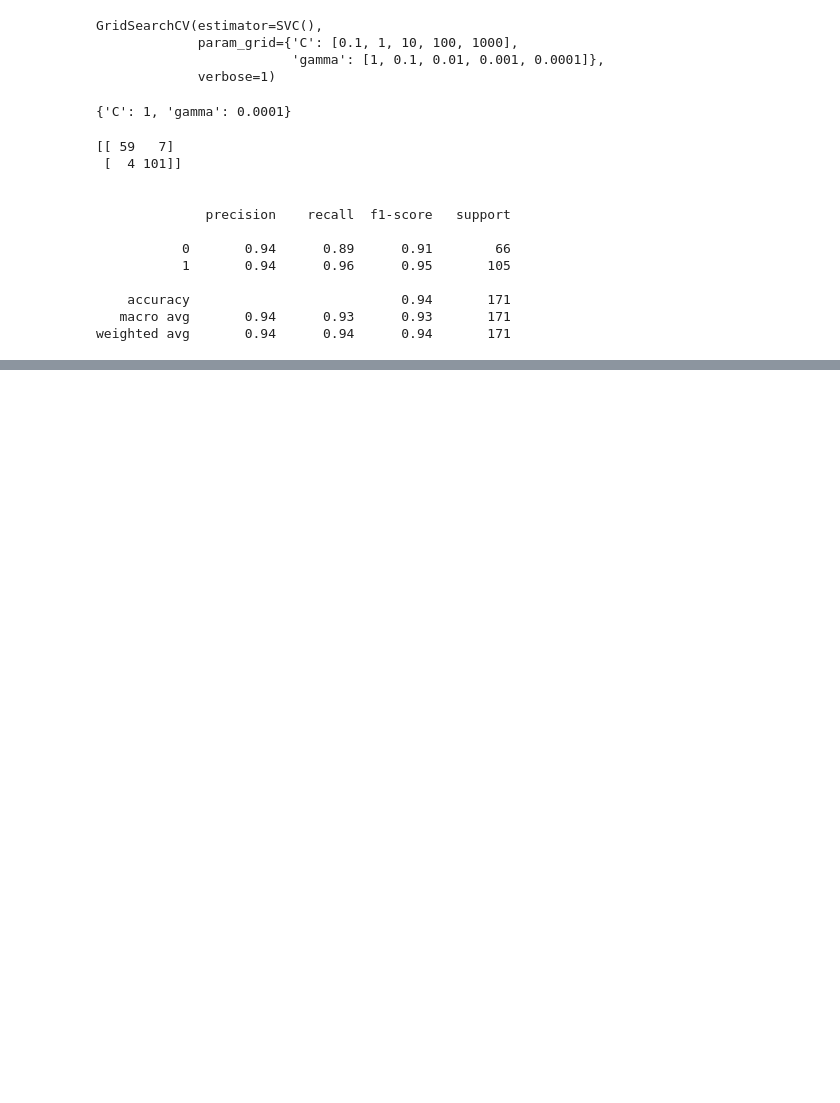
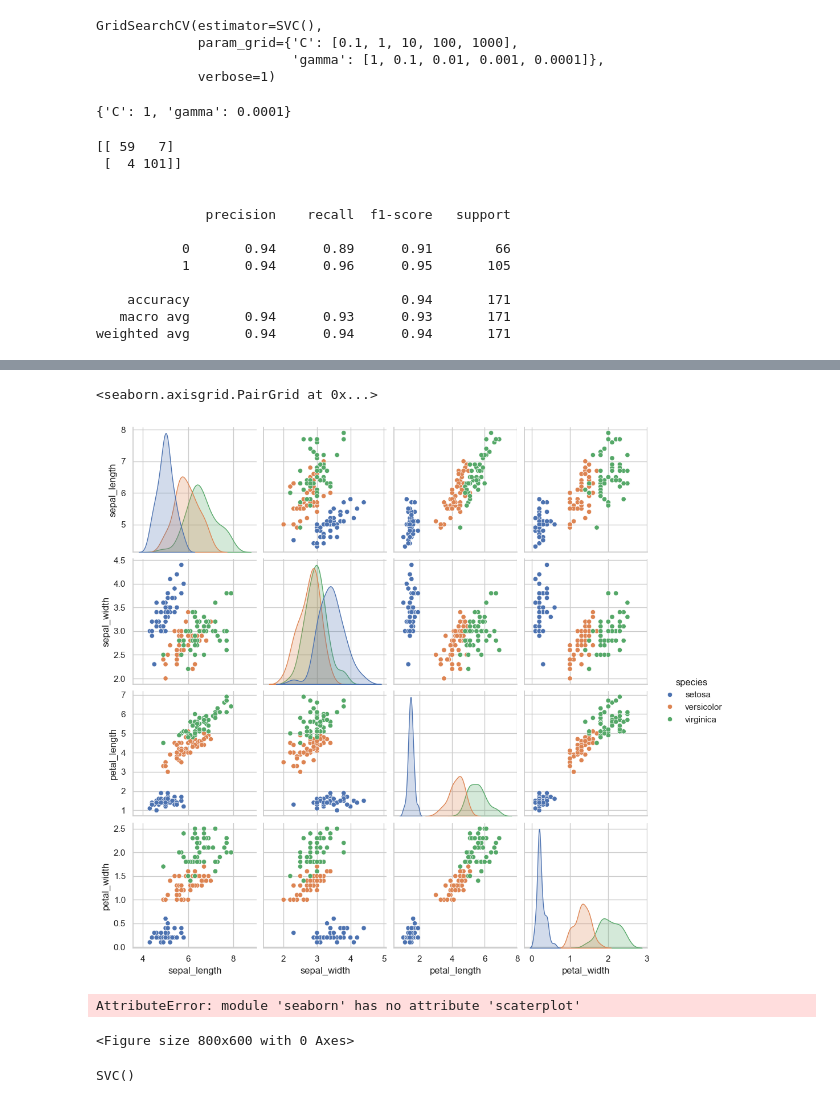
Before and after one commit to Malinda1/machine-learning_course_01, a Jupyter notebook: support_vector_machine/SVM.ipynb, the cells around one changed output, grey strips where cells are left out. Saved outputs shown, nothing was run; the diff lists cells and outputs as text; code cells hidden in the pictures; blank space fills up the shorter version.

```diff
--- a/support_vector_machine/SVM.ipynb
+++ b/support_vector_machine/SVM.ipynb
@@ -151,0 +154,2 @@ weighted avg       0.94      0.94      0.94       171
+# %%
+iris_01 = sns.load_dataset('iris')
@@ -151,0 +192,27 @@ weighted avg       0.94      0.94      0.94       171
+# %%
+sns.pairplot(iris_01, hue= 'species')
+# %% [output]
+<seaborn.axisgrid.PairGrid at 0x...>
+[figure, added]
+# %%
+# Load the Iris dataset
+from sklearn.datasets import load_iris
+
+iris = load_iris()
+iris = pd.DataFrame(iris.data, columns=iris.feature_names)
+
+# Create the plot
+sns.set(style="whitegrid")
+plt.figure(figsize=(8, 6))
+sns.scaterplot(x='sepal width (cm)', y='sepal length (cm)', data=iris, marker='o')
+
+# Add labels and title
+plt.xlabel('Sepal Width (cm)')
+plt.ylabel('Sepal Length (cm)')
+plt.title('Plot of Sepal Length vs Sepal Width')
+
+# Show the plot
+plt.show()
+# %% [output]
+AttributeError: module 'seaborn' has no attribute 'scaterplot'
+<Figure size 800x600 with 0 Axes>
@@ -151,0 +225,5 @@ weighted avg       0.94      0.94      0.94       171
+# %%
+model = SVC()
+model.fit(X_train, y_train)
+# %% [output]
+SVC()
```
Also changed, not shown: parts of 8 cells of this notebook.
